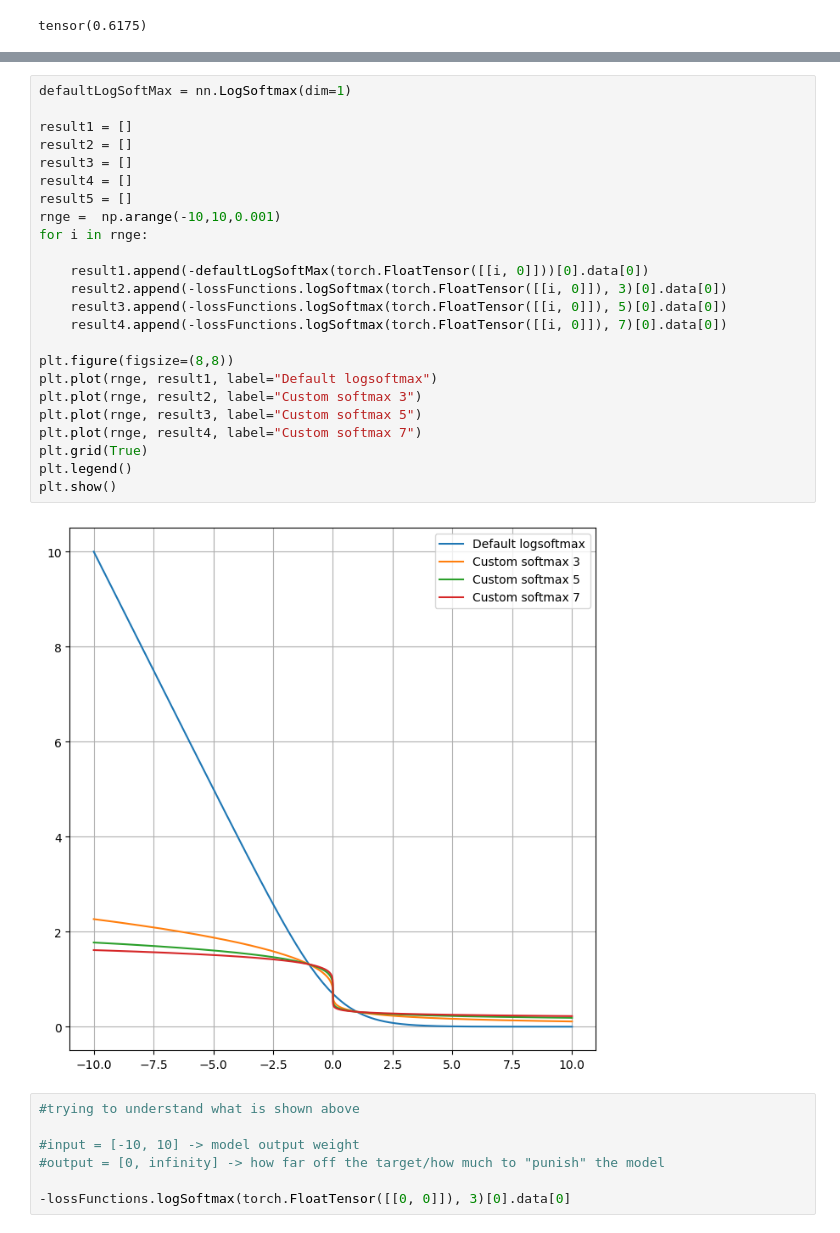
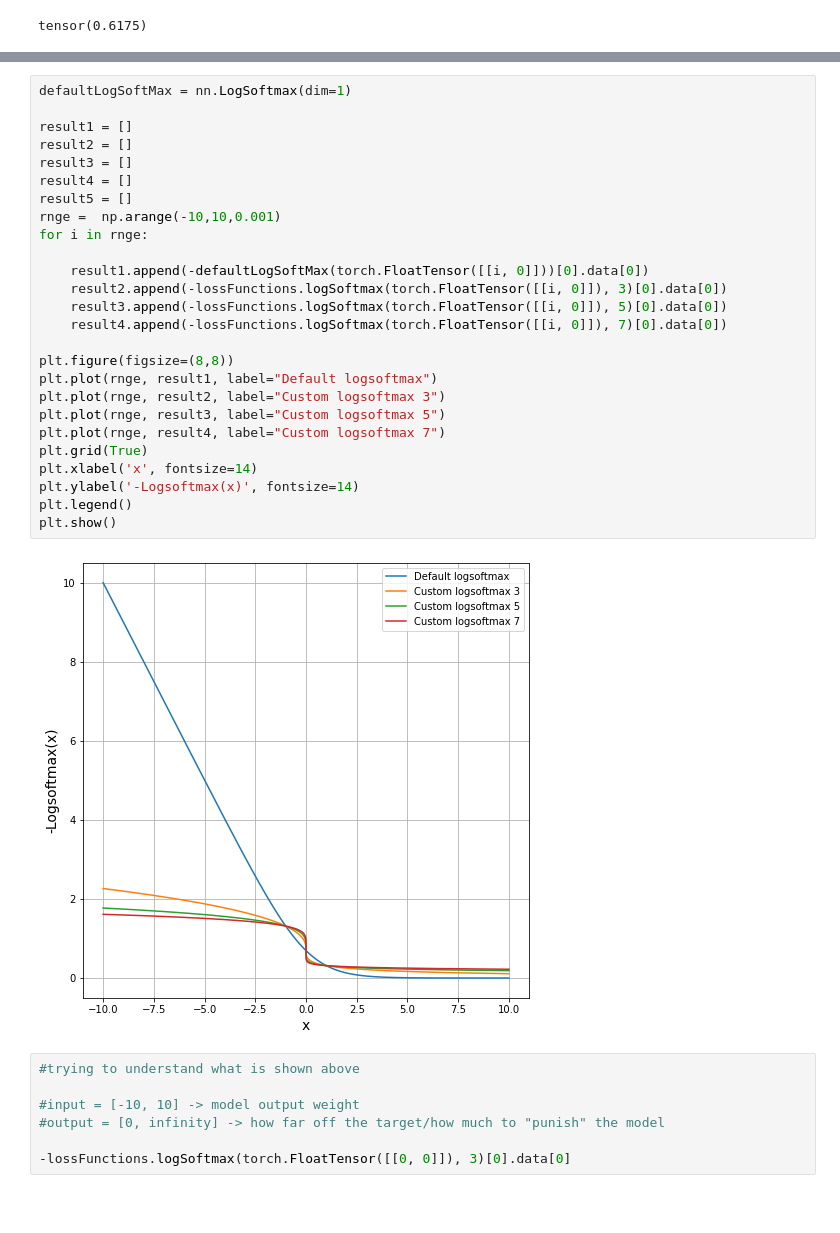
Before and after one commit to 591291-hvl/Bachelor, a Jupyter notebook: Code/notebooks/Tester/lossTest.ipynb, the cells around one changed output, grey strips where cells are left out. Cells and saved outputs as stored; diff of their text form; blank space fills up the shorter version.

```diff
--- a/Code/notebooks/Tester/lossTest.ipynb
+++ b/Code/notebooks/Tester/lossTest.ipynb
@@ -216,29 +216,31 @@ plt.show()
 # %%
 defaultLogSoftMax = nn.LogSoftmax(dim=1)
 
 result1 = []
 result2 = []
 result3 = []
 result4 = []
 result5 = []
 rnge =  np.arange(-10,10,0.001)
 for i in rnge:
 
     result1.append(-defaultLogSoftMax(torch.FloatTensor([[i, 0]]))[0].data[0])
     result2.append(-lossFunctions.logSoftmax(torch.FloatTensor([[i, 0]]), 3)[0].data[0])
     result3.append(-lossFunctions.logSoftmax(torch.FloatTensor([[i, 0]]), 5)[0].data[0])
     result4.append(-lossFunctions.logSoftmax(torch.FloatTensor([[i, 0]]), 7)[0].data[0])
 
 plt.figure(figsize=(8,8))
 plt.plot(rnge, result1, label="Default logsoftmax")
-plt.plot(rnge, result2, label="Custom softmax 3")
-plt.plot(rnge, result3, label="Custom softmax 5")
-plt.plot(rnge, result4, label="Custom softmax 7")
+plt.plot(rnge, result2, label="Custom logsoftmax 3")
+plt.plot(rnge, result3, label="Custom logsoftmax 5")
+plt.plot(rnge, result4, label="Custom logsoftmax 7")
 plt.grid(True)
+plt.xlabel('x', fontsize=14)
+plt.ylabel('-Logsoftmax(x)', fontsize=14)
 plt.legend()
 plt.show()
 # %% [output]
-[figure, old version]
+[figure, new version]
 # %%
 #trying to understand what is shown above
 
```
Also changed, not shown: parts of 6 cells of this notebook.
